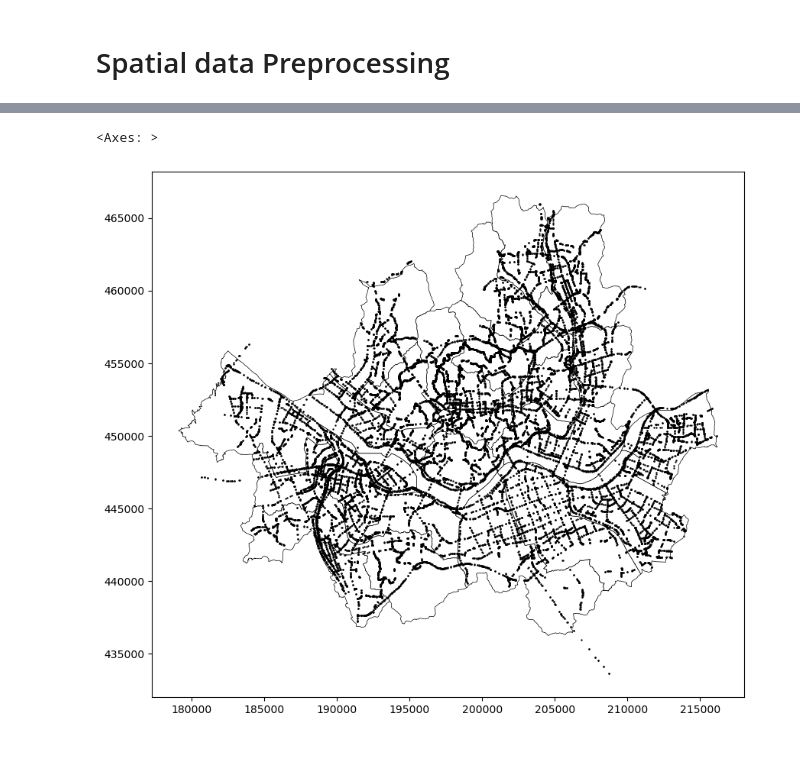
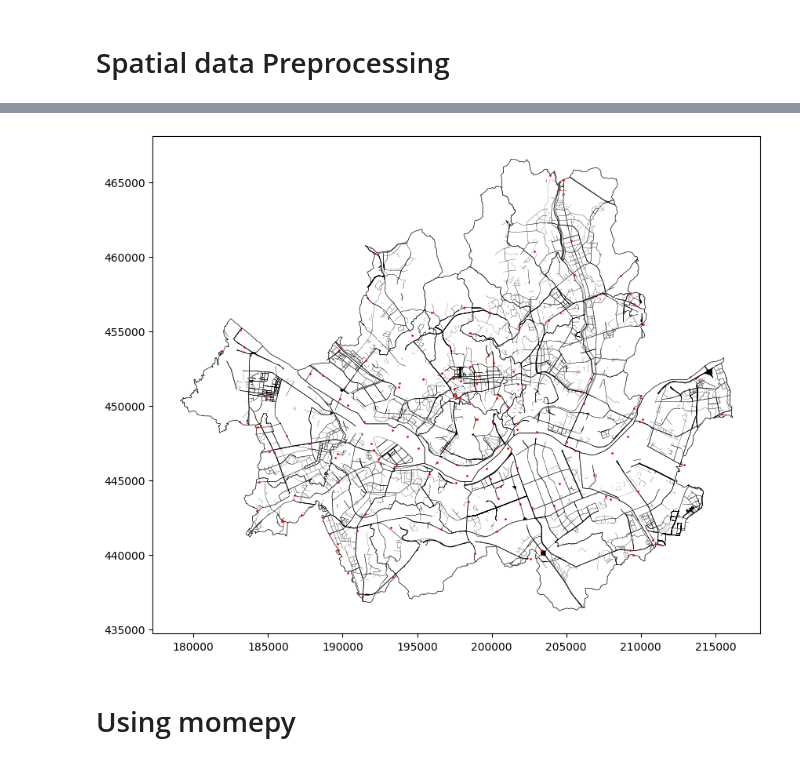
Before and after one commit to ddangchani/safetyhackathon_24, a Jupyter notebook: Geo_preprocessing.ipynb, the cells around one changed output, grey strips where cells are left out. Saved outputs shown, nothing was run; the diff lists cells and outputs as text; code cells hidden in the pictures.

```diff
--- a/Geo_preprocessing.ipynb
+++ b/Geo_preprocessing.ipynb
@@ -19,7 +19,7 @@ broads = ['UQS111', 'UQS112', 'UQS113']
 mains = ['UQS114', 'UQS115', 'UQS116']
 smalls = ['UQS117', 'UQS118', 'UQS119', 'UQS120']
 
-roads_selected = roads[roads.ATRB_SE.isin(broads+mains)]
+roads_selected = roads[roads.ATRB_SE.isin(broads+mains+smalls)]
 # %%
 # 서울시 행정구역
 fig, ax = plt.subplots(figsize=(10, 10))
@@ -55 +35,8 @@ traffic
+# %%
+# 서울시 교통량 조사자료
+
+traffic = pd.read_excel('data/traffic/04월 서울시 교통량 조사자료(2024).xlsx', sheet_name='2024년 04월')
+traffic_info = pd.read_excel('data/traffic/04월 서울시 교통량 조사자료(2024).xlsx', sheet_name='수집지점 주소 및 좌표', skipfooter=4, usecols='A:E')
+traffic_info = gpd.GeoDataFrame(traffic_info, geometry=gpd.points_from_xy(traffic_info['경도'], traffic_info['위도']), crs='wgs84')
+traffic_info.to_crs(epsg=5174, inplace=True)
 # %%
@@ -96,8 +58,14 @@ link[link.LINK_ID == 1080012200]
 # %%
+# 서울시 행정구역
 fig, ax = plt.subplots(figsize=(10, 10))
 
+seoul = gpd.read_file('data/seoul_geo/seoul.shp')
+seoul.to_crs(epsg=5174, inplace=True)
 seoul.plot(color='white', edgecolor='black', linewidth=0.5, ax=ax)
-link.plot(ax=ax, color='black', markersize=0.5)
+roads_selected.plot(ax=ax, color='black', linewidth=0.5)
+traffic_info.plot(markersize=1, color='red', ax=ax)
+plt.show()
 # %% [output]
-<Axes: >
-[figure, old version]
+[figure, new version]
+# %% [markdown]
+# Using momepy
```
Also changed, not shown: parts of 14 cells of this notebook, 1 other file.
